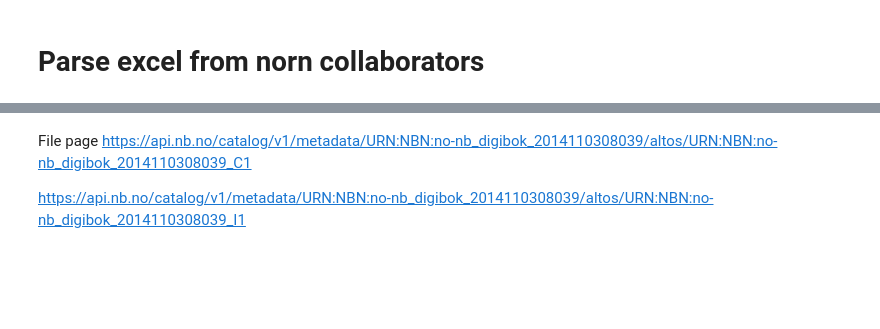
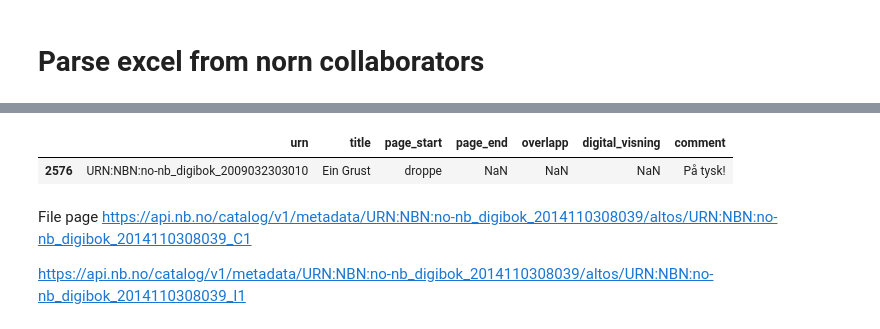
Before and after one commit to NationalLibraryOfNorway/NORN, a Jupyter notebook: Extract_poems/Parse_excel.ipynb, the cells around one changed output, grey strips where cells are left out. Cells and saved outputs as stored; diff of their text form; code cells hidden in the pictures; blank space fills up the shorter version.

```diff
--- a/Extract_poems/Parse_excel.ipynb
+++ b/Extract_poems/Parse_excel.ipynb
@@ -9,3 +7,10 @@ df = pd.read_excel("pabegynt_1880_dikt__sidetall.xlsx", header=None)
+# %%
+data1 = "pabegynt_1880_dikt__sidetall.xlsx"
+data2 = "/home/larsm/projects/NORN/Extract_poems/1890 enkeltdikt.xlsx"
+data = data2
+
+
+df = pd.read_excel(data, header=None)
 # %%
 class Poem(NamedTuple):
     urn: str
@@ -51,0 +108,5 @@ df = pd.DataFrame(poems)
+# %%
+df.loc[df["page_end"].isna()]
+# %% [output]
+|  | urn | title | page_start | page_end | overlapp | digital_visning | comment |
+| 2576 | URN:NBN:no-nb_digibok_2009032303010 | Ein Grust | droppe | NaN | NaN | NaN | På tysk! |
```
Also changed, not shown: parts of 6 cells of this notebook, 1 other file.
